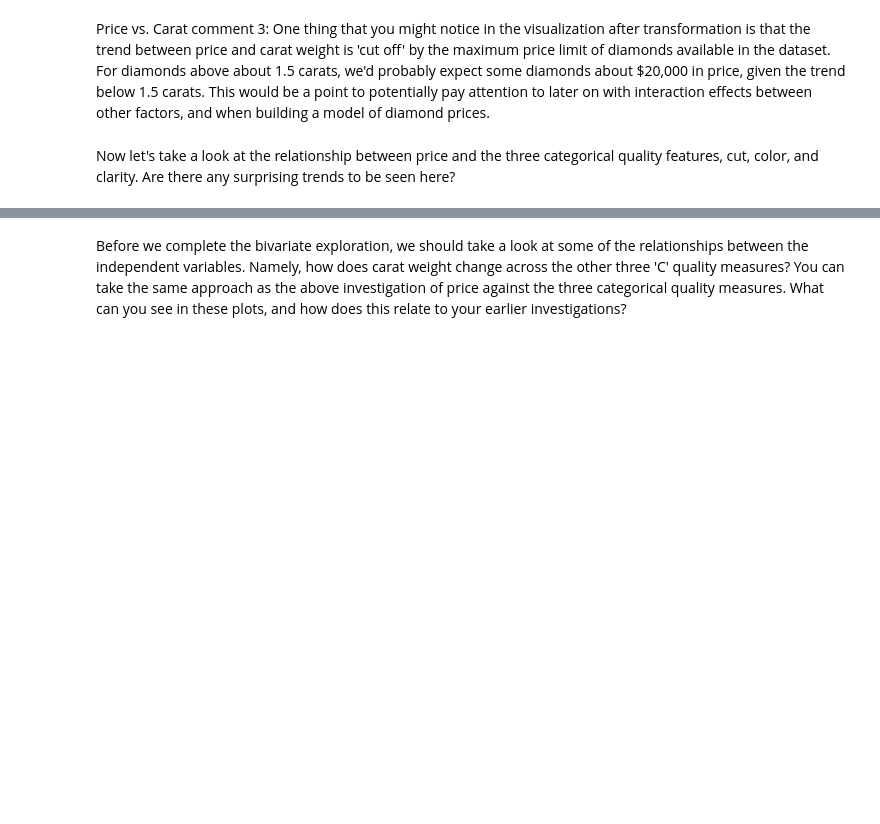
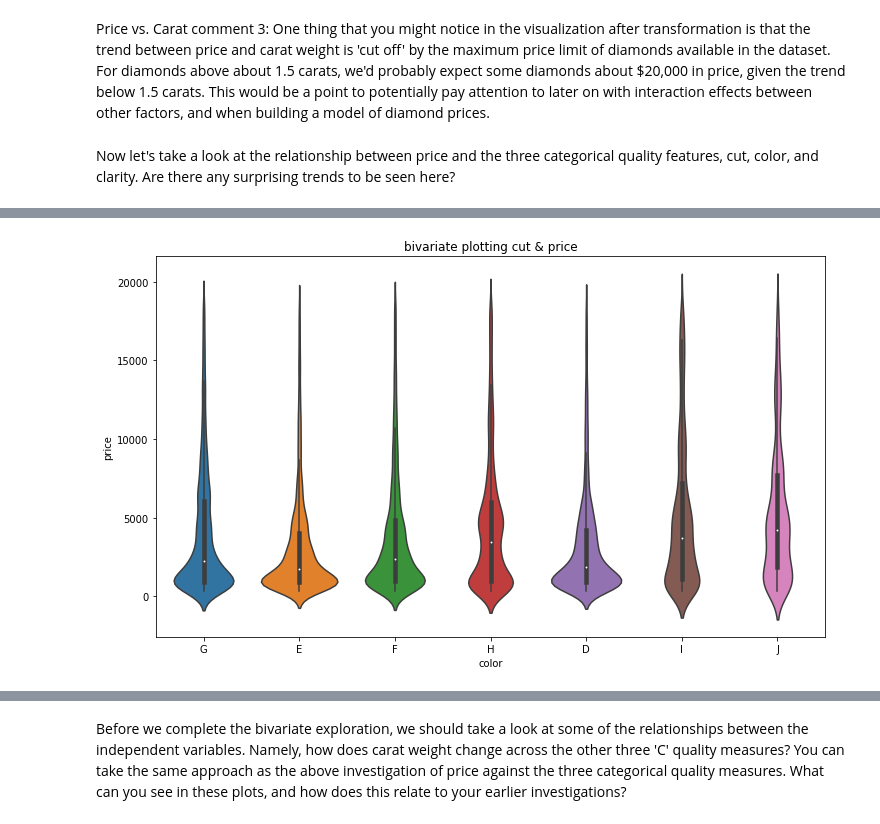
Before and after one commit to deutschkihun/Data-Analysis, a Jupyter notebook: Project 4/Visualization case study.ipynb, the cells around one changed output, grey strips where cells are left out. Saved outputs shown, nothing was run; the diff lists cells and outputs as text; code cells hidden in the pictures; blank space fills up the shorter version.

```diff
--- a/Project 4/Visualization case study.ipynb
+++ b/Project 4/Visualization case study.ipynb
@@ -228 +235,8 @@ Now let's take a look at the relationship between price and the three categorica
+# %%
+# bivariate plots of price vs color
+plt.subplots(figsize=(12,7))
+sns.violinplot(data=diamonds,x='color',y='price',order=diamonds['color'].value_counts().index);
+plt.title('bivariate plotting cut & price');
+# %% [output]
+[figure, added]
 # %%
```
Also changed, not shown: parts of 19 cells of this notebook.
